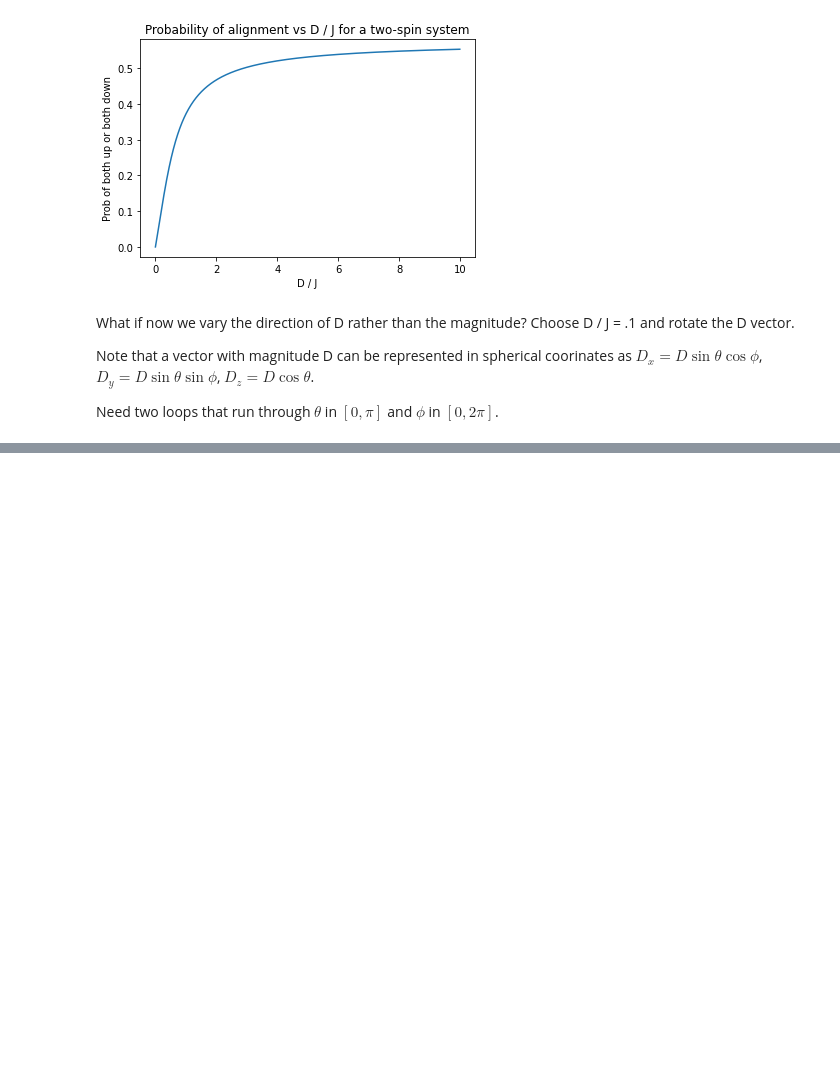
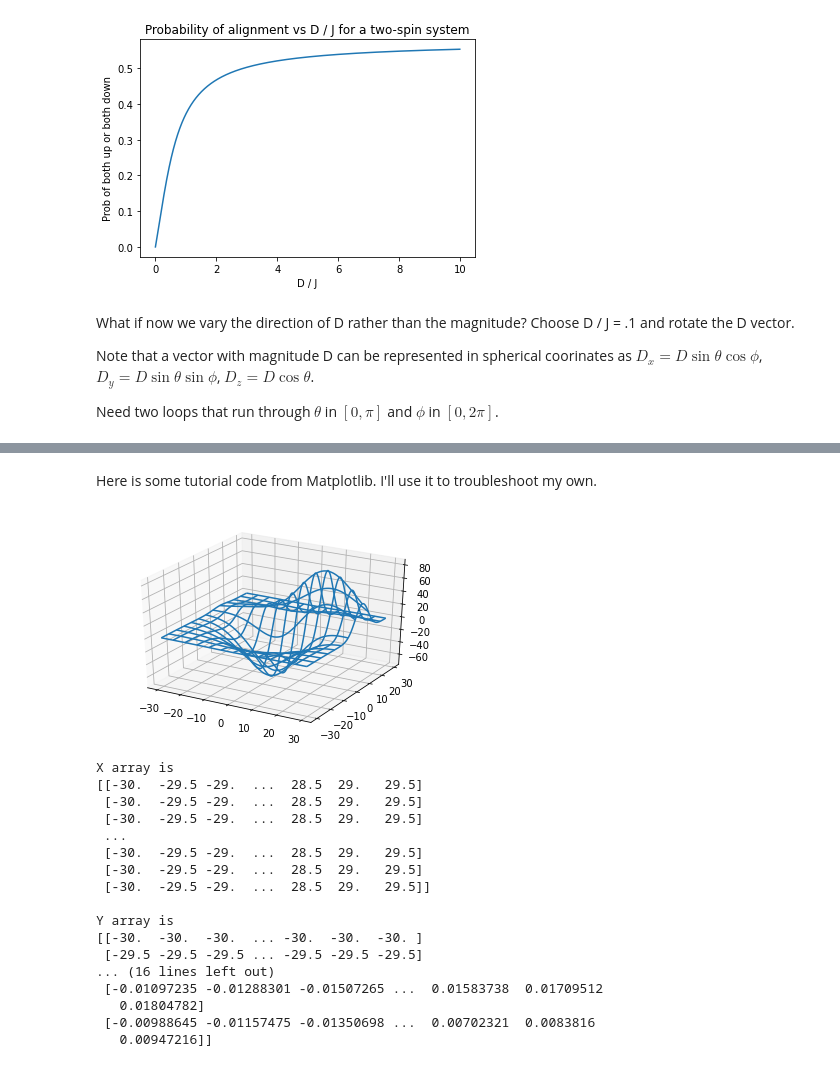
Before and after one commit to wesroberts/Computational-Project, a Jupyter notebook: DMI and Anisotropic Exchange.ipynb, the cells around one changed output, grey strips where cells are left out. Drawn from its saved outputs; the diff is of its cells as text; code cells hidden in the pictures; blank space fills up the shorter version.

```diff
--- a/DMI and Anisotropic Exchange.ipynb
+++ b/DMI and Anisotropic Exchange.ipynb
@@ -606,0 +777,53 @@ pyplot.title("Ground state energy for two-spin system vs magnitude of DMI");
+# %% [markdown]
+Here is some tutorial code from Matplotlib. I'll use it to troubleshoot my own.
+# %%
+'''
+=================
+3D wireframe plot
+=================
+
+A very basic demonstration of a wireframe plot.
+'''
+
+from mpl_toolkits.mplot3d import axes3d
+import matplotlib.pyplot as plt
+
+
+fig = plt.figure()
+ax = fig.add_subplot(111, projection='3d')
+
+# Grab some test data.
+X, Y, Z = axes3d.get_test_data(0.05)
+#Z = Z.transpose()
+
+# Plot a basic wireframe.
+ax.plot_wireframe(X, Y, Z, rstride=10, cstride=10)
+
+plt.show()
+print('X array is')
+print(X)
+print()
+print('Y array is')
+print(Y)
+print()
+print('Z array is')
+print(Z)
+# %% [output]
+[figure, added]
+X array is
+[[-30.  -29.5 -29.  ...  28.5  29.   29.5]
+ [-30.  -29.5 -29.  ...  28.5  29.   29.5]
+ [-30.  -29.5 -29.  ...  28.5  29.   29.5]
+ ...
+ [-30.  -29.5 -29.  ...  28.5  29.   29.5]
+ [-30.  -29.5 -29.  ...  28.5  29.   29.5]
+ [-30.  -29.5 -29.  ...  28.5  29.   29.5]]
+
+Y array is
+[[-30.  -30.  -30.  ... -30.  -30.  -30. ]
+ [-29.5 -29.5 -29.5 ... -29.5 -29.5 -29.5]
+... (16 lines left out)
+ [-0.01097235 -0.01288301 -0.01507265 ...  0.01583738  0.01709512
+   0.01804782]
+ [-0.00988645 -0.01157475 -0.01350698 ...  0.00702321  0.0083816
+   0.00947216]]
```
Also changed, not shown: parts of 6 cells of this notebook.
